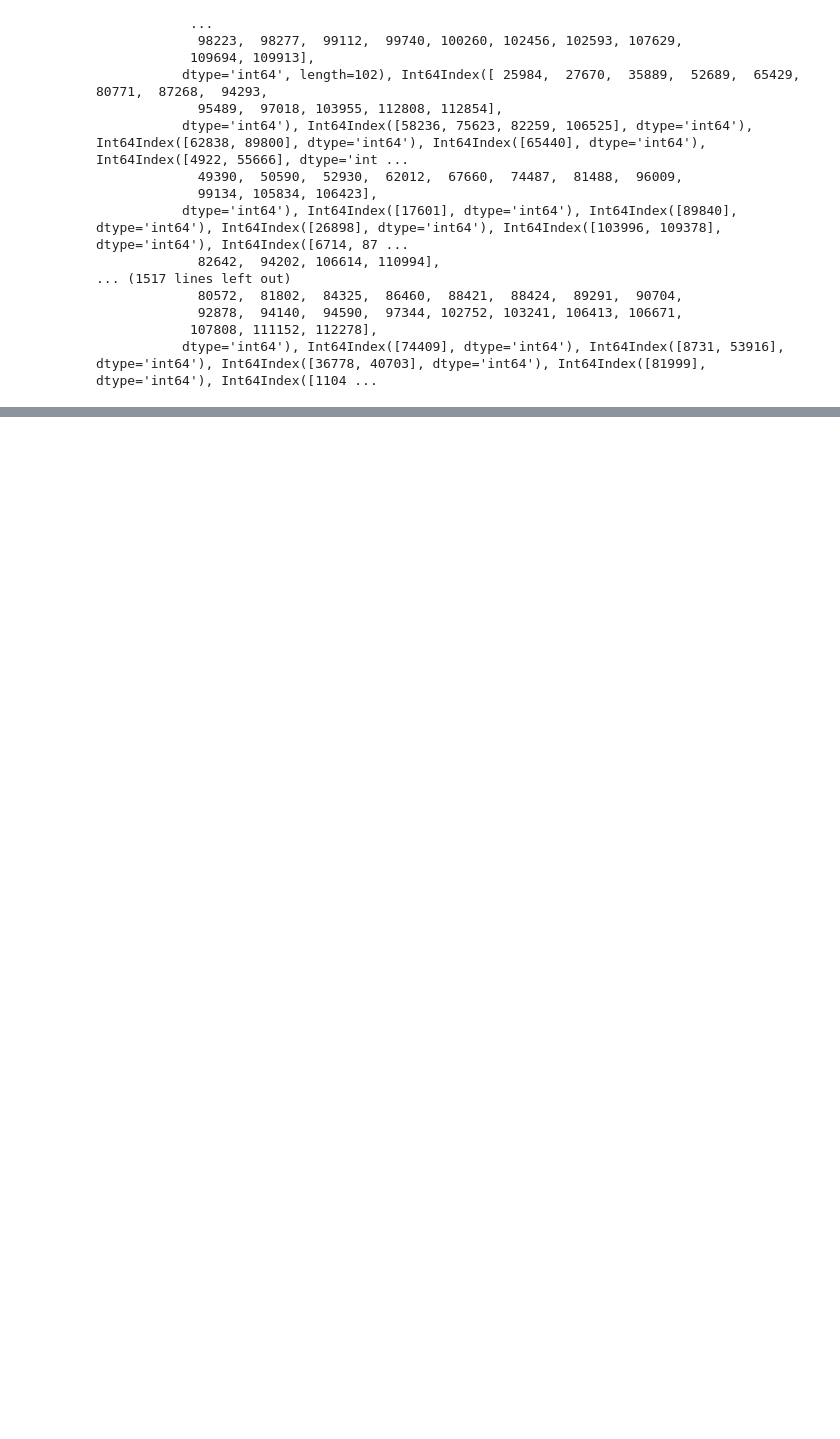
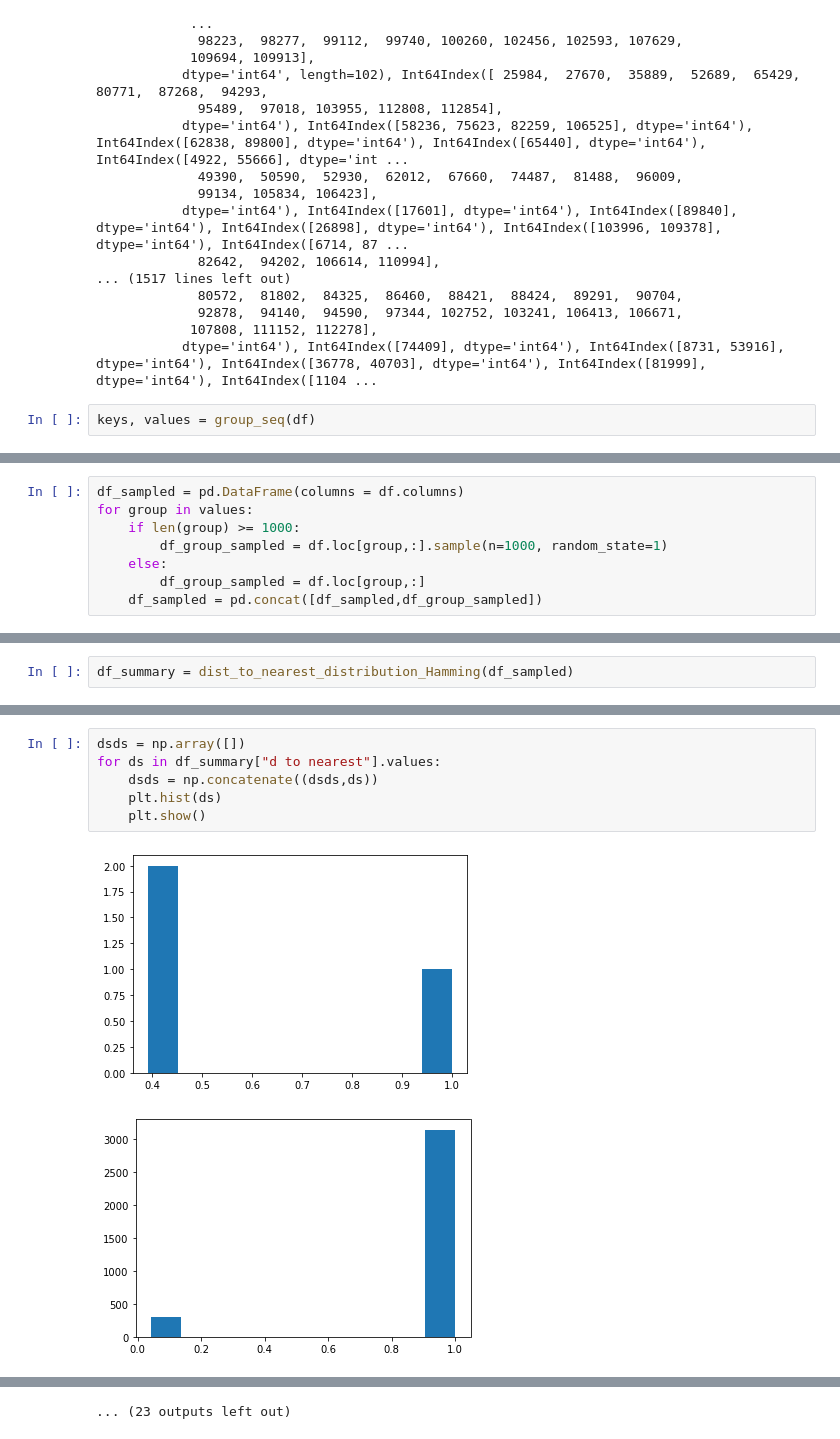
Before and after one commit to RoseYuan/BCR_Clone_Identification, a Jupyter notebook: Scripts/Alignment-based.ipynb, the cells around one changed output, grey strips where cells are left out. Saved outputs shown, nothing was run; the diff lists cells and outputs as text; blank space fills up the shorter version.

```diff
--- a/Scripts/Alignment-based.ipynb
+++ b/Scripts/Alignment-based.ipynb
@@ -58,5 +55,7 @@ dict_values([Int64Index([5866, 68261], dtype='int64'), Int64Index([29708], dtype
              92878,  94140,  94590,  97344, 102752, 103241, 106413, 106671,
             107808, 111152, 112278],
            dtype='int64'), Int64Index([74409], dtype='int64'), Int64Index([8731, 53916], dtype='int64'), Int64Index([36778, 40703], dtype='int64'), Int64Index([81999], dtype='int64'), Int64Index([1104 ...
+# %%
+keys, values = group_seq(df)
 # %%
 singletons = []
@@ -75,0 +414,8 @@ singletons
+# %%
+df_sampled = pd.DataFrame(columns = df.columns)
+for group in values:
+    if len(group) >= 1000:
+        df_group_sampled = df.loc[group,:].sample(n=1000, random_state=1)
+    else:
+        df_group_sampled = df.loc[group,:]
+    df_sampled = pd.concat([df_sampled,df_group_sampled])
@@ -75,0 +438,2 @@ singletons
+# %%
+df_summary = dist_to_nearest_distribution_Hamming(df_sampled)
@@ -75,0 +478,9 @@ singletons
+# %%
+dsds = np.array([])
+for ds in df_summary["d to nearest"].values:
+    dsds = np.concatenate((dsds,ds))
+    plt.hist(ds)
+    plt.show()
+# %% [output]
+[figure, added]
+[figure, added]
@@ -75,0 +497 @@ singletons
+... (23 outputs left out)
```
Also changed, not shown: parts of 64 cells of this notebook, 4 other files.
